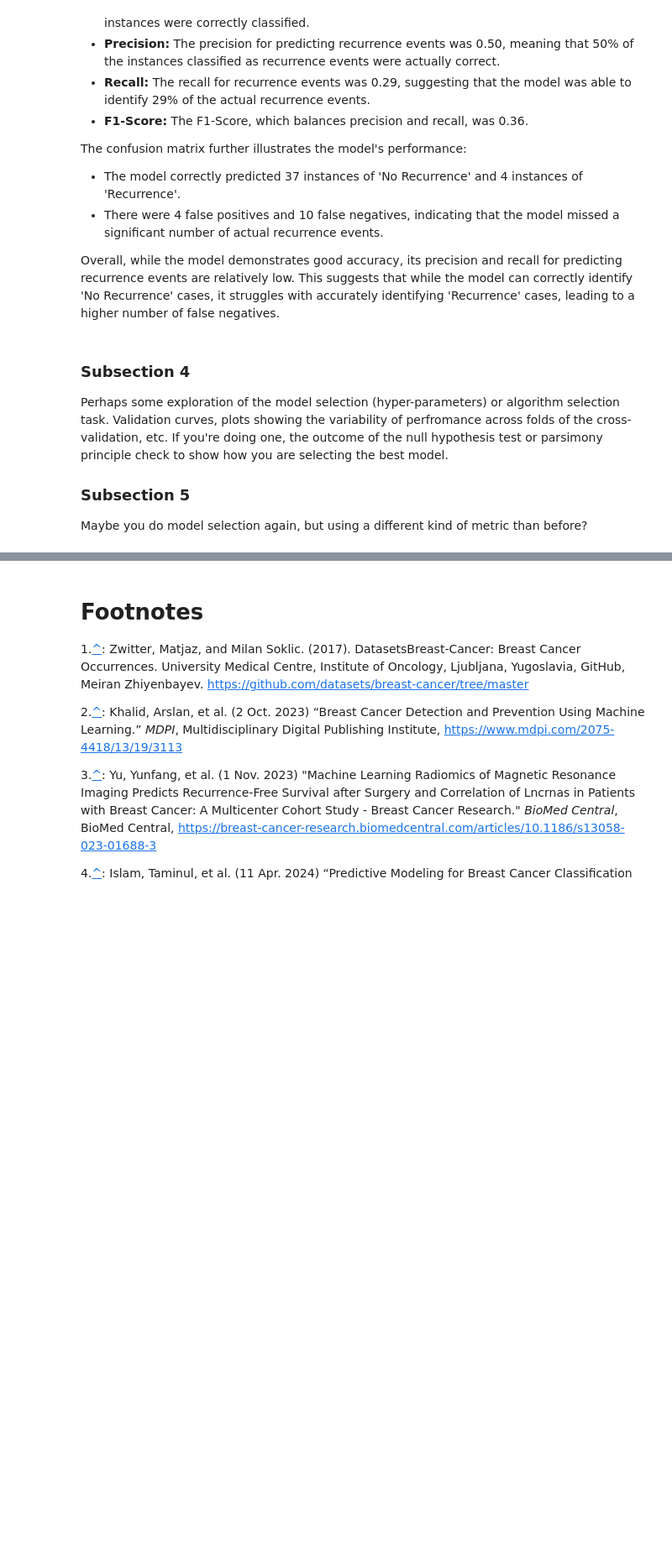
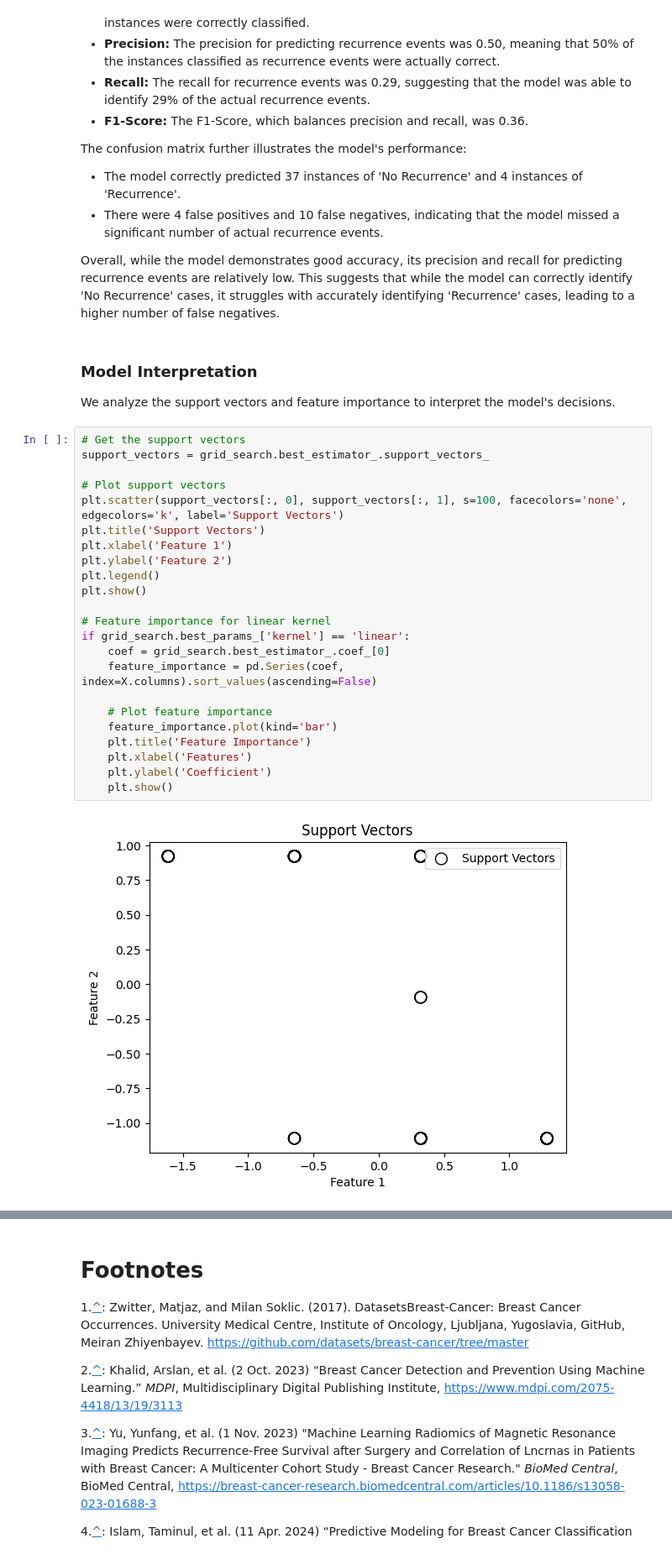
Before and after one commit to b9park/COGS188_group_project, a Jupyter notebook: FinalProject_Group21.ipynb, the cells around one changed output, grey strips where cells are left out. Shown: that part at 84% size. Drawn from its saved outputs; the diff is of its cells as text; blank space fills up the shorter version.

```diff
--- a/FinalProject_Group21.ipynb
+++ b/FinalProject_Group21.ipynb
@@ -459,11 +459,32 @@ The confusion matrix further illustrates the model's performance:
 - There were 4 false positives and 10 false negatives, indicating that the model missed a significant number of actual recurrence events.
 
 Overall, while the model demonstrates good accuracy, its precision and recall for predicting recurrence events are relatively low. This suggests that while the model can correctly identify 'No Recurrence' cases, it struggles with accurately identifying 'Recurrence' cases, leading to a higher number of false negatives.
-# %% [markdown]
-### Subsection 4
-
-Perhaps some exploration of the model selection (hyper-parameters) or algorithm selection task. Validation curves, plots showing the variability of perfromance across folds of the cross-validation, etc. If you're doing one, the outcome of the null hypothesis test or parsimony principle check to show how you are selecting the best model.
-
-### Subsection 5
-
-Maybe you do model selection again, but using a different kind of metric than before?
+# %% [markdown]
+### Model Interpretation
+
+We analyze the support vectors and feature importance to interpret the model's decisions.
+# %%
+# Get the support vectors
+support_vectors = grid_search.best_estimator_.support_vectors_
+
+# Plot support vectors
+plt.scatter(support_vectors[:, 0], support_vectors[:, 1], s=100, facecolors='none', edgecolors='k', label='Support Vectors')
+plt.title('Support Vectors')
+plt.xlabel('Feature 1')
+plt.ylabel('Feature 2')
+plt.legend()
+plt.show()
+
+# Feature importance for linear kernel
+if grid_search.best_params_['kernel'] == 'linear':
+    coef = grid_search.best_estimator_.coef_[0]
+    feature_importance = pd.Series(coef, index=X.columns).sort_values(ascending=False)
+
+    # Plot feature importance
+    feature_importance.plot(kind='bar')
+    plt.title('Feature Importance')
+    plt.xlabel('Features')
+    plt.ylabel('Coefficient')
+    plt.show()
+# %% [output]
+[figure, added]
```
Also changed, not shown: parts of 3 cells of this notebook.
